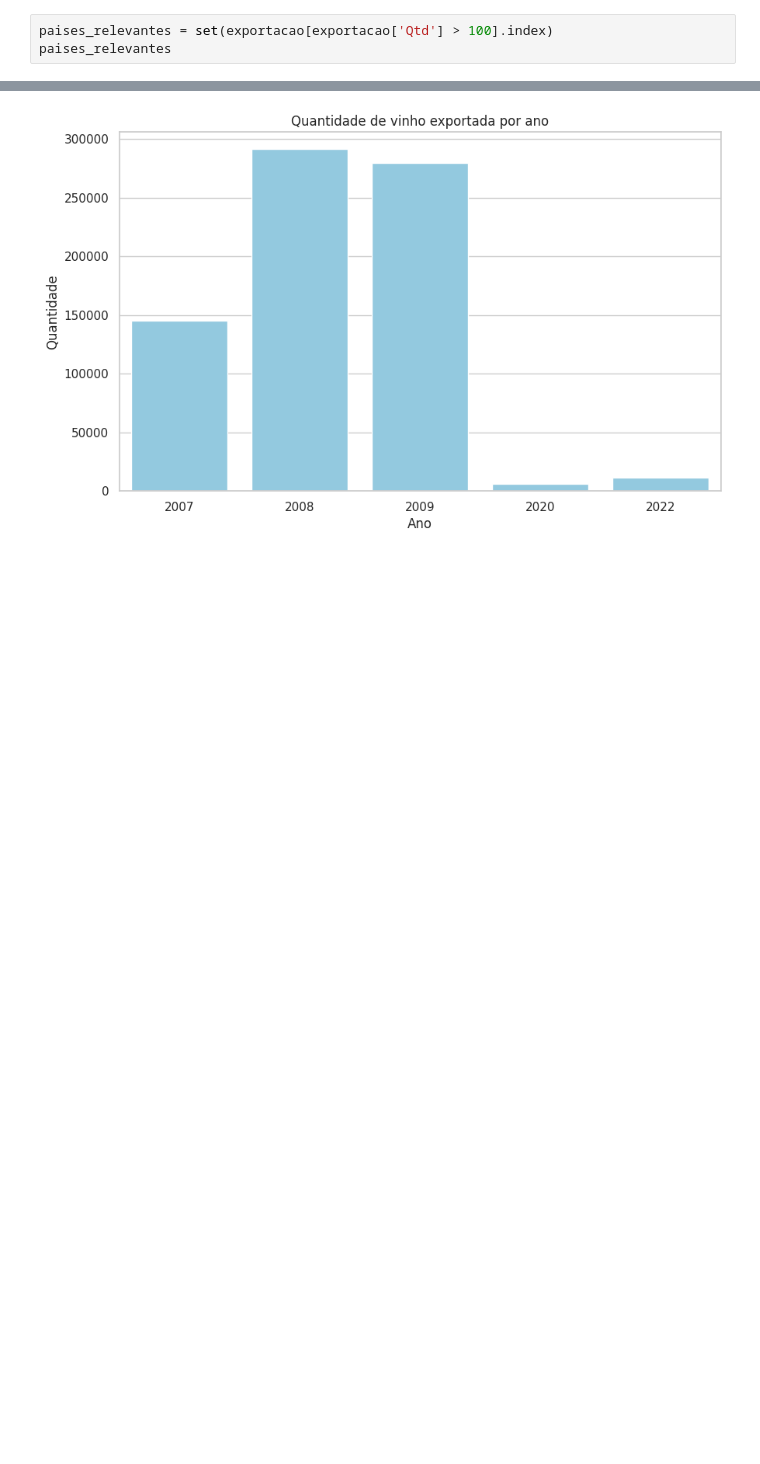
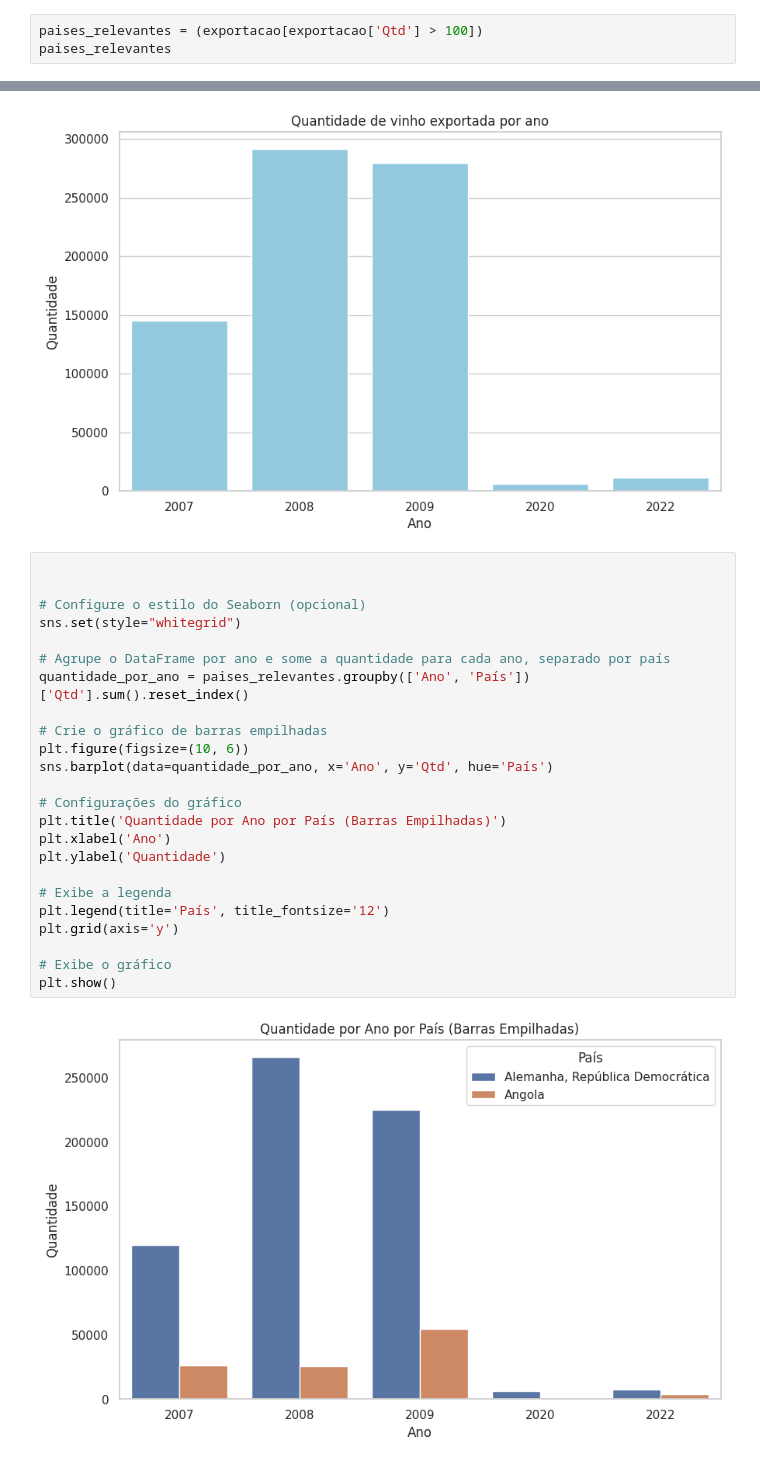
Before and after one commit to VivianeCorreia/Tech-Challenge, a Jupyter notebook: Challenge.ipynb, the cells around one changed output, grey strips where cells are left out. Saved outputs shown, nothing was run; the diff lists cells and outputs as text; blank space fills up the shorter version.

```diff
--- a/Challenge.ipynb
+++ b/Challenge.ipynb
@@ -296,6 +296,6 @@ exportacao.head(11)
 | África do Sul | 2020 | 4 | 21 |
 | Afeganistão | 2020 | 0 | 0 |
 # %%
-paises_relevantes = set(exportacao[exportacao['Qtd'] > 100].index)
+paises_relevantes = (exportacao[exportacao['Qtd'] > 100])
 paises_relevantes
 # %% [output]
@@ -320,3 +330,29 @@ plt.ylabel('Quantidade')
 plt.show()
 # %% [output]
 [figure]
+# %%
+
+
+# Configure o estilo do Seaborn (opcional)
+sns.set(style="whitegrid")
+
+# Agrupe o DataFrame por ano e some a quantidade para cada ano, separado por país
+quantidade_por_ano = paises_relevantes.groupby(['Ano', 'País'])['Qtd'].sum().reset_index()
+
+# Crie o gráfico de barras empilhadas
+plt.figure(figsize=(10, 6))
+sns.barplot(data=quantidade_por_ano, x='Ano', y='Qtd', hue='País')
+
+# Configurações do gráfico
+plt.title('Quantidade por Ano por País (Barras Empilhadas)')
+plt.xlabel('Ano')
+plt.ylabel('Quantidade')
+
+# Exibe a legenda
+plt.legend(title='País', title_fontsize='12')
+plt.grid(axis='y')
+
+# Exibe o gráfico
+plt.show()
+# %% [output]
+[figure, added]
```
Also changed, not shown: parts of 1 cell of this notebook.
